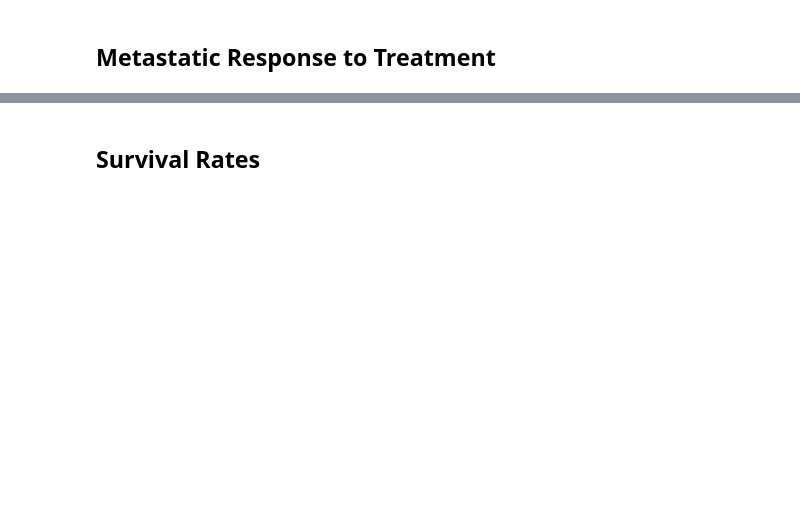
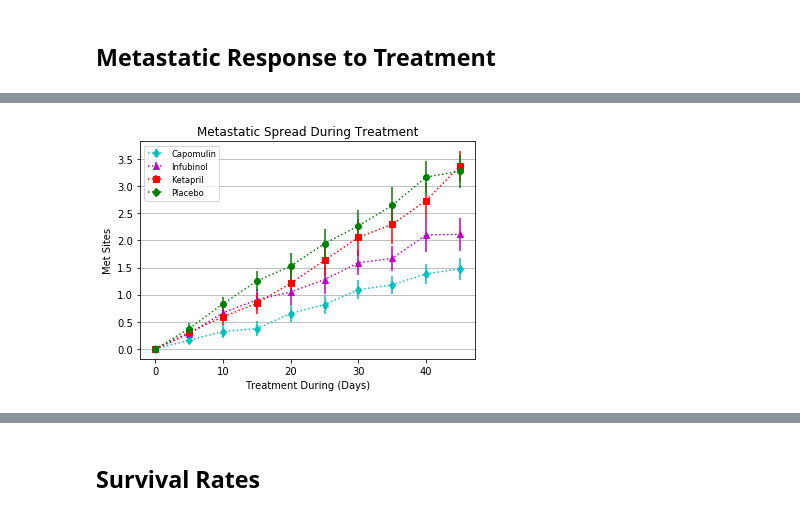
Before and after one commit to housefriedrice/Pymaceuticals, a Jupyter notebook: pymaceuticals_starter.ipynb, the cells around one changed output, grey strips where cells are left out. Saved outputs shown, nothing was run; the diff lists cells and outputs as text; code cells hidden in the pictures; blank space fills up the shorter version.

```diff
--- a/pymaceuticals_starter.ipynb
+++ b/pymaceuticals_starter.ipynb
@@ -132,7 +133,10 @@ plt.show()
 ## Metastatic Response to Treatment
 # %%
 # Store the Mean Met. Site Data Grouped by Drug and Timepoint
+MetMean_Site_Data = CompleteDrugData.groupby(["Drug","Timepoint"]).mean()['Metastatic Sites']
 
 # Convert to DataFrame
+MetMean_Site_Data_df = pd.DataFrame(Avg_Tumor2_Volume_Data6)
 
 # Preview DataFrame
+MetMean_Site_Data_df.head()
@@ -139,6 +151,7 @@ plt.show()
 # %%
 # Store the Standard Error associated with Met. Sites Grouped by Drug and Timepoint
-
+MetSem_Site_Data = CompleteDrugData.groupby(["Drug","Timepoint"]).sem()["Metastatic Sites"]
 # Convert to DataFrame
-
+MetSem_Site_Data_df = pd.DataFrame(MetSem_Site_Data)
 # Preview DataFrame
+MetSem_Site_Data_df.head()
@@ -145,4 +166,5 @@ plt.show()
 # %%
-# Minor Data Munging to Re-Format the Data Frames
-
+# Minor Data Munging to Re-Format the MetMean_Site_Data_df Data Frame
+MetMean_Site_Data_df = MetMean_Site_Data_df.pivot_table(values = "Metastatic Sites",columns = "Drug",index="Timepoint")
 # Preview that Reformatting worked
+MetMean_Site_Data_df.head()
@@ -154,0 +179,5 @@ plt.show()
+# %%
+# Minor Data Munging to Re-Format the Met_Sem_df Data Frame
+MetSem_Site_Data_df = MetSem_Site_Data_df.pivot_table(values = "Metastatic Sites",columns = "Drug",index="Timepoint")
+# Preview that Reformatting worked
+MetSem_Site_Data_df.head()
@@ -155,3 +192,23 @@ plt.show()
+# %%
+# Generate the Plot
+fig,ax = plt.subplots()
+
+ax.errorbar(MetMean_Site_Data_df.index,MetMean_Site_Data_df["Capomulin"],yerr=MetSem_Site_Data_df["Capomulin"],fmt="d:c",label="Capomulin")
+ax.errorbar(MetMean_Site_Data_df.index,MetMean_Site_Data_df["Infubinol"],yerr=MetSem_Site_Data_df["Infubinol"],fmt="^:m",label="Infubinol")
+ax.errorbar(MetMean_Site_Data_df.index,MetMean_Site_Data_df["Ketapril"],yerr=MetSem_Site_Data_df["Ketapril"],fmt="s:r",label="Ketapril")
+ax.errorbar(MetMean_Site_Data_df.index,MetMean_Site_Data_df["Placebo"],yerr=MetSem_Site_Data_df["Placebo"],fmt="o:g",label="Placebo")
+plt.title("Metastatic Spread During Treatment")
+ax.set_xlabel("Treatment During (Days)")
+ax.set_ylabel("Met Sites")
+plt.grid(axis="y")
+plt.legend(loc="best",fontsize="small",fancybox=True)
+
+# Save the Figure
+plt.savefig("Metastatic Spread During Treatment")
+# Show the Figure
+plt.show()
+# %% [output]
+[figure, added]
 # %% [markdown]
 ![Metastatic Spread During Treatment](../Images/spread.png)
 # %% [markdown]
```
Also changed, not shown: parts of 12 cells of this notebook.
